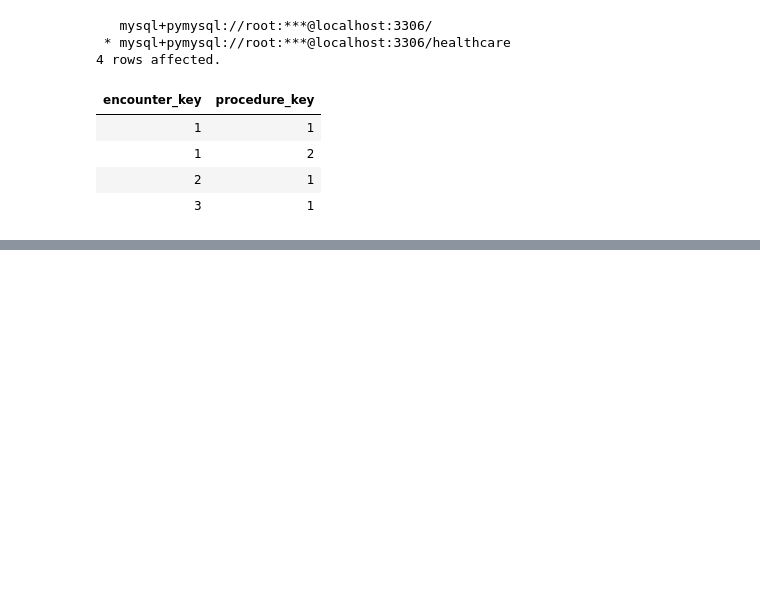
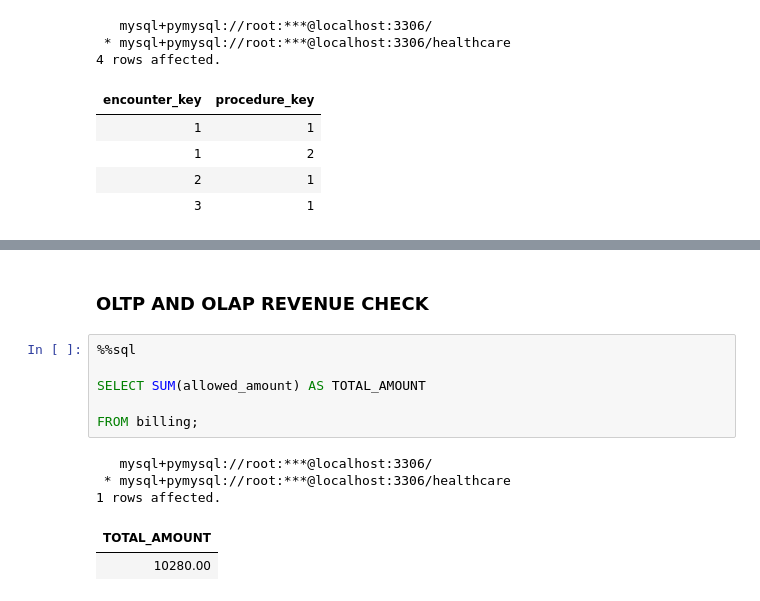
Before and after one commit to PercyAyimbilaNsolemna/Health_Analytics, a Jupyter notebook: Notebooks/healthcareAnalytics.ipynb, the cells around one changed output, grey strips where cells are left out. Saved outputs shown, nothing was run; the diff lists cells and outputs as text; blank space fills up the shorter version.

Commit message:
Added validation queries to check consistencies in the OLTP and OLAP data in the notebook.

```diff
--- a/Notebooks/healthcareAnalytics.ipynb
+++ b/Notebooks/healthcareAnalytics.ipynb
@@ -942,0 +965,14 @@ SELECT * FROM bridge_encounter_procedure;
+# %% [markdown]
+### **OLTP AND OLAP REVENUE CHECK**
+# %%
+%%sql
+
+SELECT SUM(allowed_amount) AS TOTAL_AMOUNT
+
+FROM billing;
+# %% [output]
+   mysql+pymysql://root:***@localhost:3306/
+ * mysql+pymysql://root:***@localhost:3306/healthcare
+1 rows affected.
+| TOTAL_AMOUNT |
+| 10280.00 |
```
Also changed, not shown: parts of 6 cells of this notebook.
